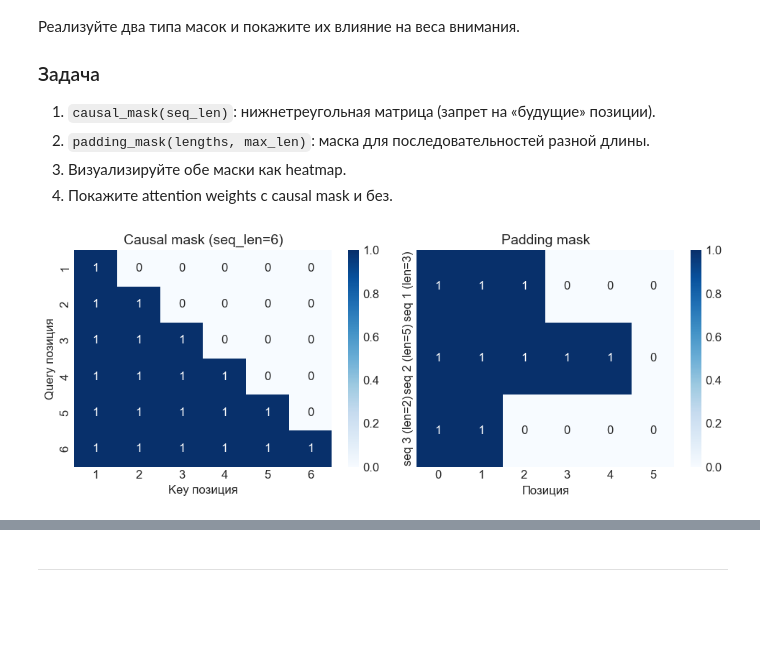
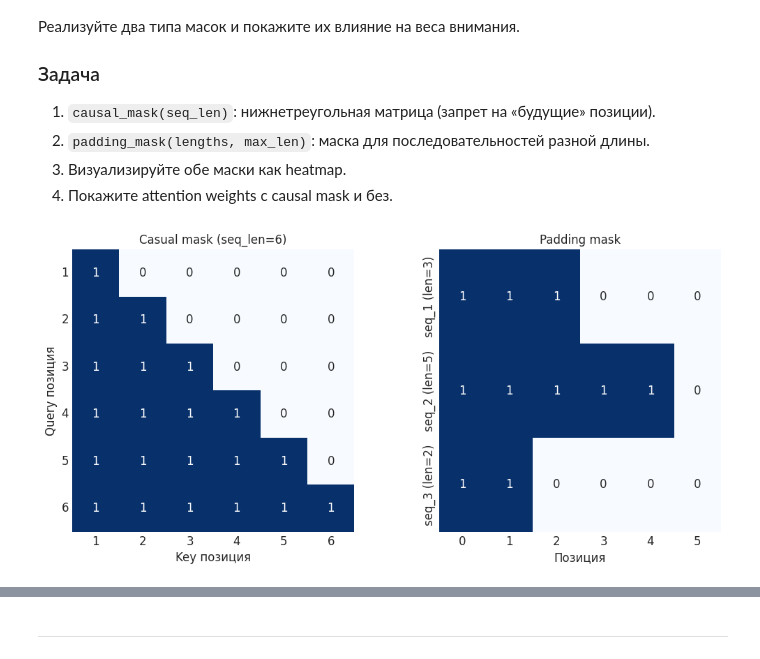
Before and after one commit to EgrSlv/DeepLearning__MIPT, a Jupyter notebook: Hw4_m4_v5__Solovev_Egor.ipynb, the cells around one changed output, grey strips where cells are left out. Cells and saved outputs as stored; diff of their text form; code cells hidden in the pictures; blank space fills up the shorter version.

```diff
--- a/Hw4_m4_v5__Solovev_Egor.ipynb
+++ b/Hw4_m4_v5__Solovev_Egor.ipynb
@@ -355,26 +346,88 @@ Weights shape: torch.Size([2, 3, 3])
 # %%
 # Задача 3. Causal mask и padding mask
 
 def causal_mask(seq_len):
     """Нижнетреугольная маска (1 = разрешено, 0 = запрещено)."""
-    assert #ваш код здесь
+    """Сперва сделал самостоятельную реализацию на цикле,
+    затем нашел метод, который делает всё то-же самое, но без цикла"""
+    # mask = torch.zeros(seq_len, seq_len)
+    # for i, seq in enumerate(mask, 1):
+    #     seq[:i] = 1
+    # return mask
+    return torch.tril(torch.ones(seq_len, seq_len))
 
 def padding_mask(lengths, max_len):
     """Маска для padding: lengths --- длины последовательностей в батче."""
-    assert #ваш код здесь
+    mask = torch.ones(len(lengths), max_len)
+    for i, l in enumerate(lengths):
+        mask[i, l:] = 0
 
-# Визуализация масок
-#ваш код здесь
+    return mask
 
-# Attention с causal mask и без
-#ваш код здесь
 
-_, w_no_mask =
-_, w_causal  =
+# ========================= Визуализация масок =========================
+Q = torch.randn(1, 6, 8)  # 2 пердложения из 5 слов(токенов), размерность эмбеддинга 8
+K = torch.randn(1, 6, 8)
+V = torch.randn(1, 6, 8)
+seq_len = Q.shape[1]
 
-#ваш код здесь
+fig, (ax1, ax2) = plt.subplots(1, 2, figsize=(12, 8))
+sns.heatmap(causal_mask(seq_len=seq_len),
+            square=True,
+            ax=ax1,
+            cmap="Blues",
+            annot=True,
+            cbar=False)
+ax1.set_title(f"Casual mask (seq_len={seq_len})", size=12)
+ax1.set_xticklabels(range(1, seq_len+1))
+ax1.set_yticklabels(range(1, seq_len+1), rotation=0)
+ax1.set_ylabel("Query позиция", size=12)
+ax1.set_xlabel("Key позиция", size=12)
+ax1.set_box_aspect(1)
 
-print("Вывод: ")
-#анализ здесь
+sns.heatmap(padding_mask((3, 5, 2), seq_len),
+            ax=ax2,
+            cmap="Blues",
+            annot=True,
+            cbar=False)
+ax2.set_title(f"Padding mask", size=12)
+ax2.set_yticklabels(["seq_1 (len=3)", "seq_2 (len=5)", "seq_3 (len=2)"],
+                    rotation=90)
+ax2.set_xlabel("Позиция", size=12)
+ax2.set_box_aspect(1)
+
+plt.subplots_adjust(wspace=0.3)
+plt.show()
+
+# ==================== Attention с causal mask и без ===================
+_, w_no_mask = scaled_dot_product_attention(Q, K, V,
+                                            mask=None)
+_, w_causal  = scaled_dot_product_attention(Q, K, V,
+                                            mask=causal_mask(seq_len=seq_len))
+
+fig, (ax1, ax2) = plt.subplots(1, 2, figsize=(12, 8))
+h1 = sns.heatmap(w_no_mask[0],
+            ax=ax1,
+            cmap="YlGn",
+            annot=True,
+            cbar=False)
+ax1.set_title("Attention weights (без маски)", size=12)
+ax1.set_box_aspect(1)
+
+h2 = sns.heatmap(w_causal[0],
+            ax=ax2,
+            cmap="YlGn",
+            annot=True,
+            cbar=False)
+ax2.set_title("Attention weights (casual mask)", size=12)
+ax2.set_xlabel("Позиция компоненты", size=12)
+ax2.set_box_aspect(1)
+
+plt.subplots_adjust(wspace=0.2)
+fig.colorbar(h2.collections[0], ax=[ax1, ax2], shrink=0.55)
+plt.show()
+
+print("Вывод: `causal mask` обнуляет внимание к будущим позициям, " +
+      "\nчто необходимо для авторегрессивной генерации.")
 # %% [output]
-[figure, old version]
+[figure, new version]
```
Also changed, not shown: parts of 13 cells of this notebook.
